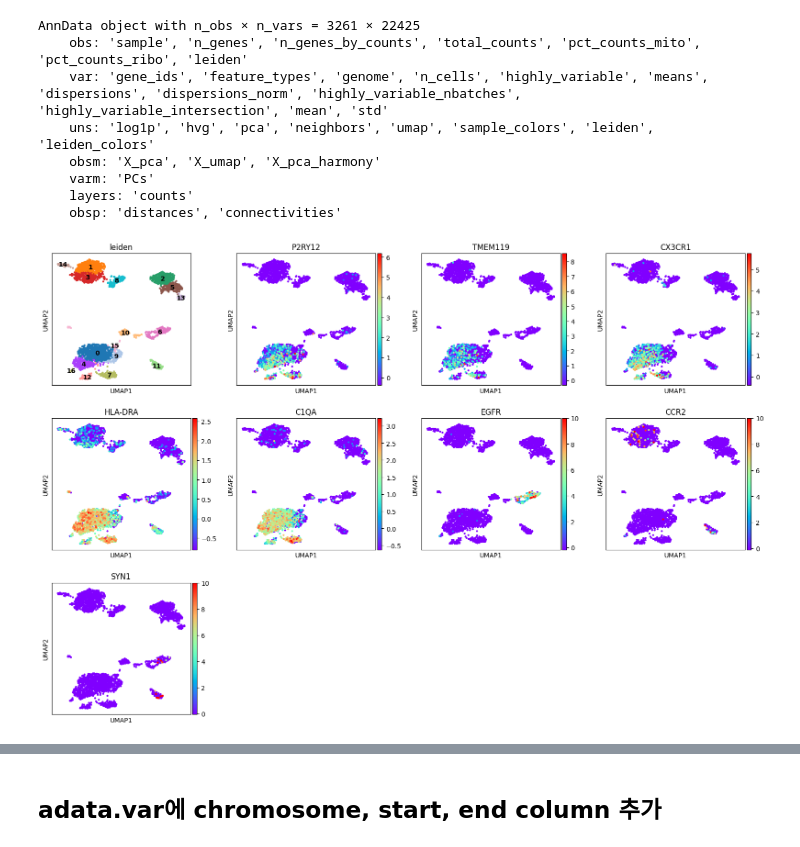
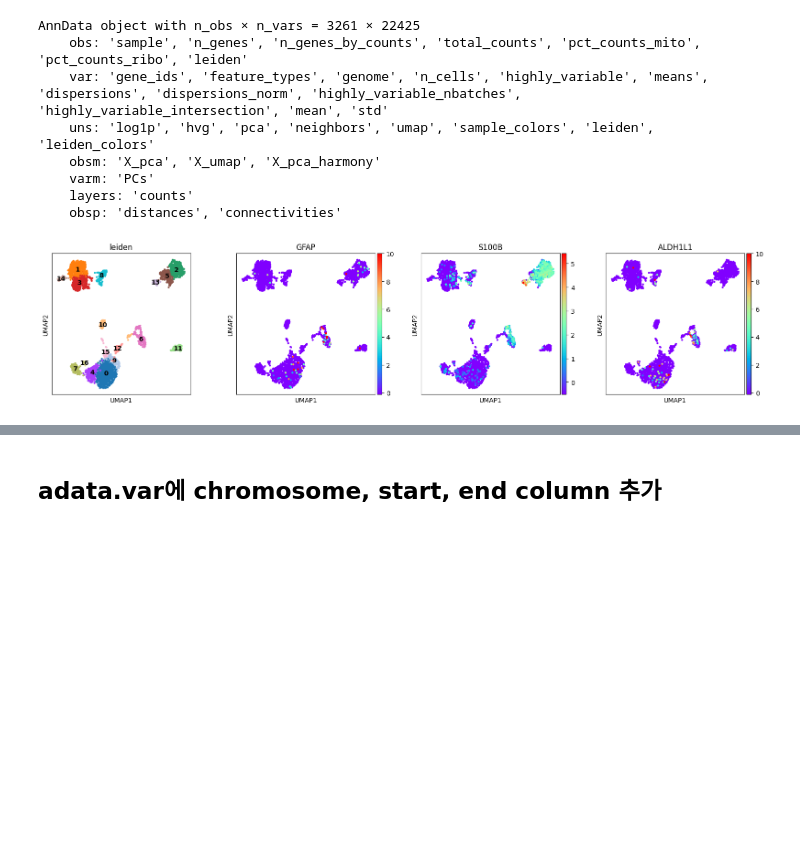
Before and after one commit to Sungwoo-Chang/spatial_241029, a Jupyter notebook: sc_reference_data/2._infercnv.ipynb, the cells around one changed output, grey strips where cells are left out. Saved outputs shown, nothing was run; the diff lists cells and outputs as text; code cells hidden in the pictures; blank space fills up the shorter version.

```diff
--- a/sc_reference_data/2._infercnv.ipynb
+++ b/sc_reference_data/2._infercnv.ipynb
@@ -90,18 +99,20 @@ AnnData object with n_obs × n_vars = 3261 × 22425
 # %%
 rcParams['figure.figsize'] = 4, 4
 sc.pl.umap(
     adata,
     # color = ['leiden', 'OLIG2', 'PDGFRA', 'SOX10', 'MBP', 'MOG', 'PLP1', 'CNP', 'MAP2', 'TUBB3', 'RBFOX3', 'FN1', 'S100A4'],
-    color = ['leiden', 'P2RY12', 'TMEM119', 'CX3CR1', 'HLA-DRA', 'C1QA', 'EGFR', 'CCR2', 'SYN1'],
-    # color = ['leiden', 'GFAP', 'MAP2', 'SYN1', 'PTPRC', 'ITGAX', 'CCR7', 'HLA-DRA'],
+    # color = ['leiden', 'P2RY12', 'TMEM119', 'CX3CR1', 'HLA-DRA', 'C1QA', 'EGFR', 'CCR2', 'SYN1'],
+    # color = ['leiden', 'GFAP', 'MAP2', 'SYN1', 'PTPRC', 'ITGAX', 'CCR7', 'HLA-DRA', 'ITGAM'],
+    # color = ['leiden', 'CXCR2', 'S100A8', 'S100A9'],
+    color = ['leiden', 'GFAP', 'S100B', 'ALDH1L1'],
     # color = ['leiden', 'CD3E', 'CD4', 'CD8A', 'FOXP3', 'NCR1', 'TRDC', 'CD19', 'PTPRC'],
     # color = ['leiden', 'SNAP25', 'SYP'],
     # frameon = False,
     legend_loc = 'on data',
     color_map = 'rainbow',
 )
 # %% [output]
-[figure, old version]
+[figure, new version]
 # %%
 sc.tl.rank_genes_groups(adata, 'leiden')
 sc.pl.rank_genes_groups(adata, n_genes = 20, sharey = False, fontsize = 10)
```
Also changed, not shown: parts of 10 cells of this notebook, 16 other files.
